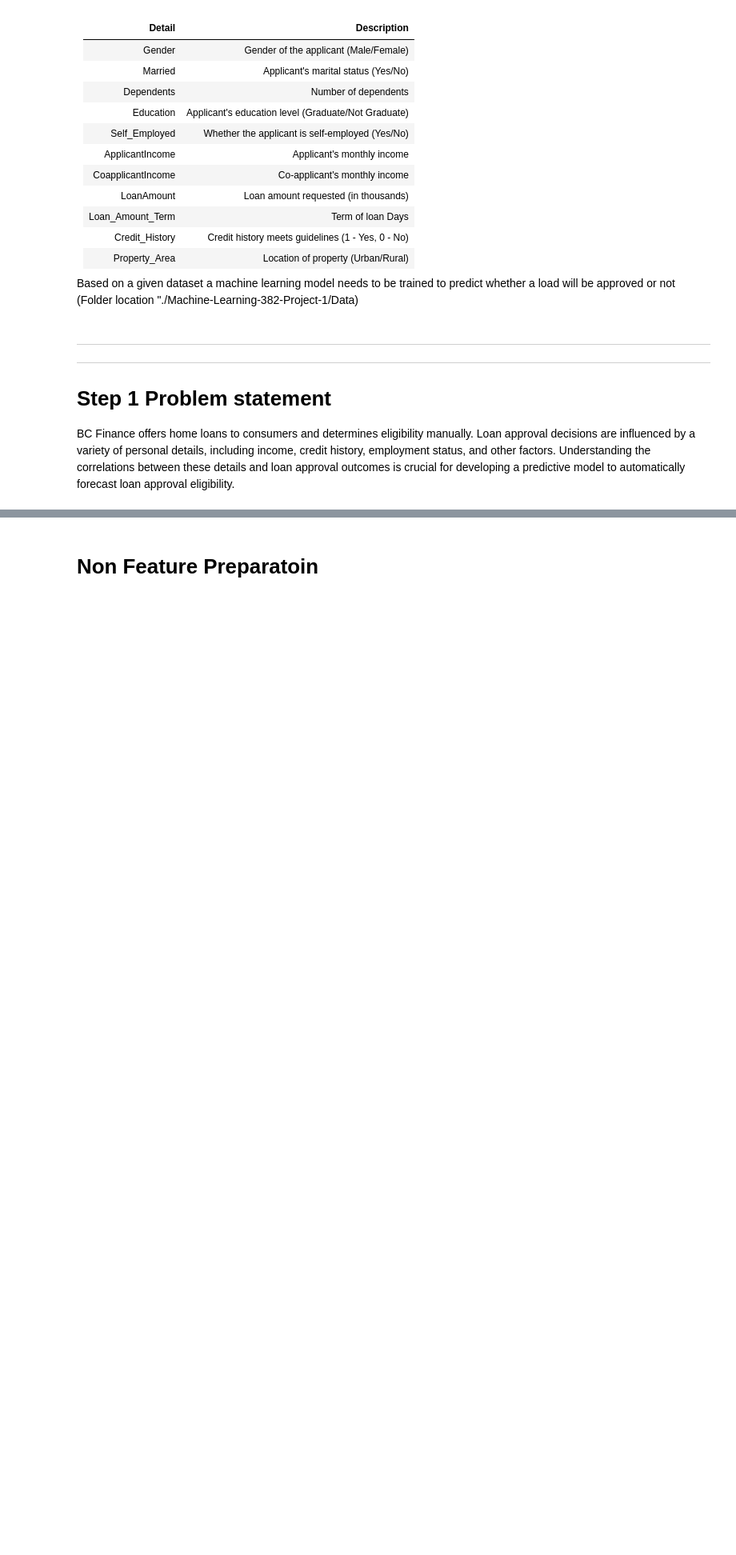
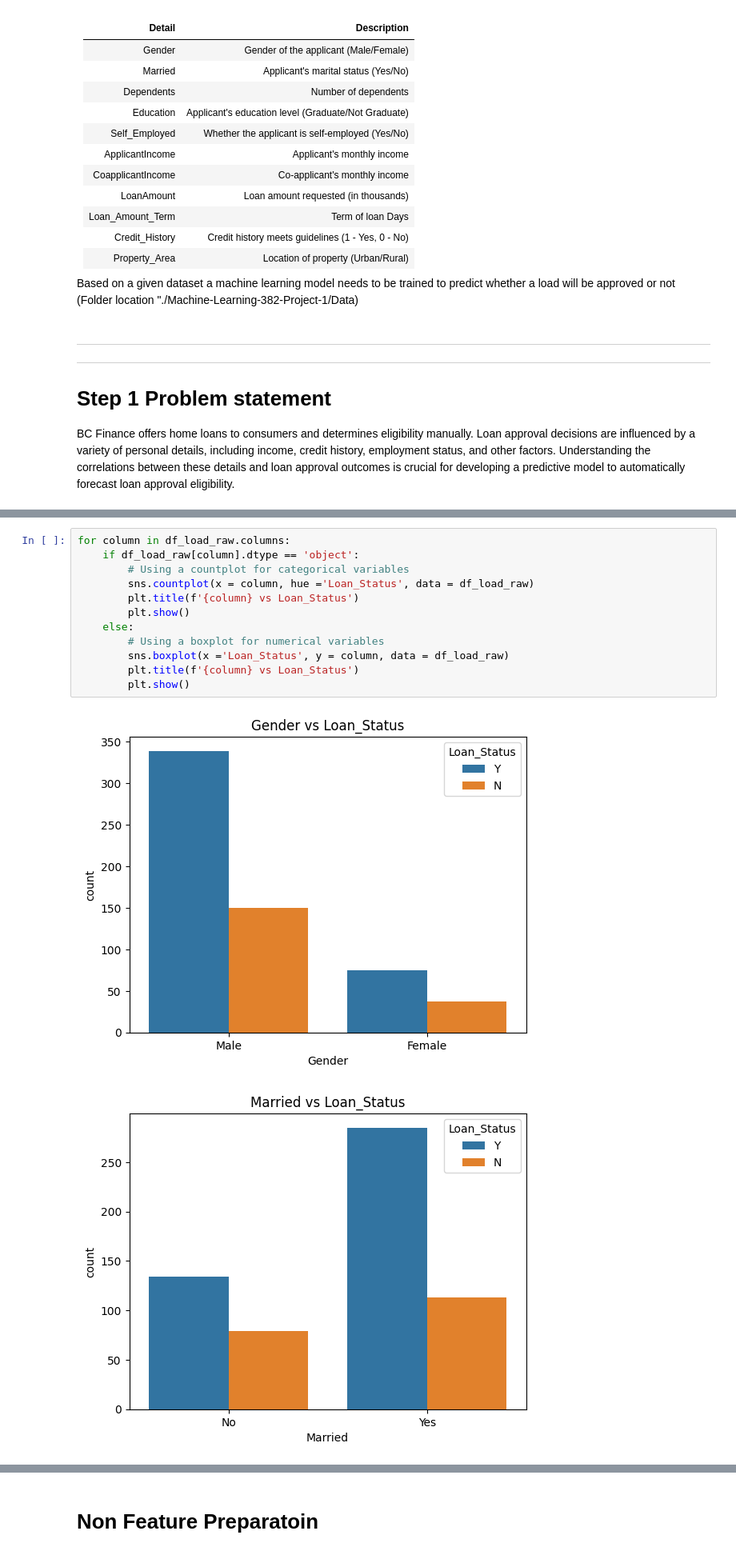
Before and after one commit to Werriess/Machine-Learning-382-Project-1, a Jupyter notebook: notebooks/ImprovedNotebook.ipynb, the cells around one changed output, grey strips where cells are left out. Shown at 80% size. Cells and saved outputs as stored; diff of their text form; blank space fills up the shorter version.

```diff
--- a/notebooks/ImprovedNotebook.ipynb
+++ b/notebooks/ImprovedNotebook.ipynb
@@ -69,0 +199,15 @@ from sklearn.model_selection import cross_val_score
+# %%
+for column in df_load_raw.columns:
+    if df_load_raw[column].dtype == 'object':
+        # Using a countplot for categorical variables
+        sns.countplot(x = column, hue ='Loan_Status', data = df_load_raw)
+        plt.title(f'{column} vs Loan_Status')
+        plt.show()
+    else:
+        # Using a boxplot for numerical variables
+        sns.boxplot(x ='Loan_Status', y = column, data = df_load_raw)
+        plt.title(f'{column} vs Loan_Status')
+        plt.show()
+# %% [output]
+[figure, added]
+[figure, added]
```
Also changed, not shown: parts of 22 cells of this notebook.
